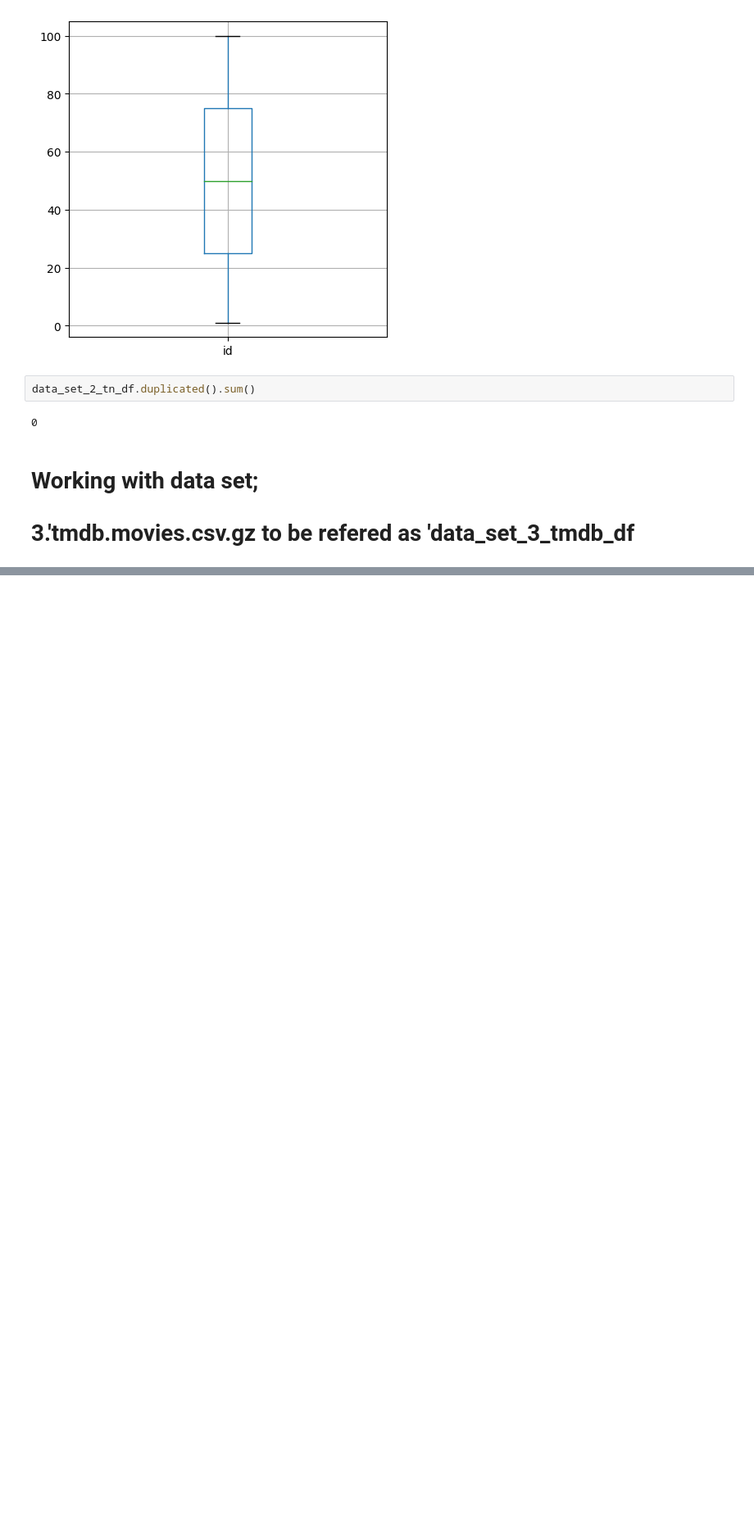
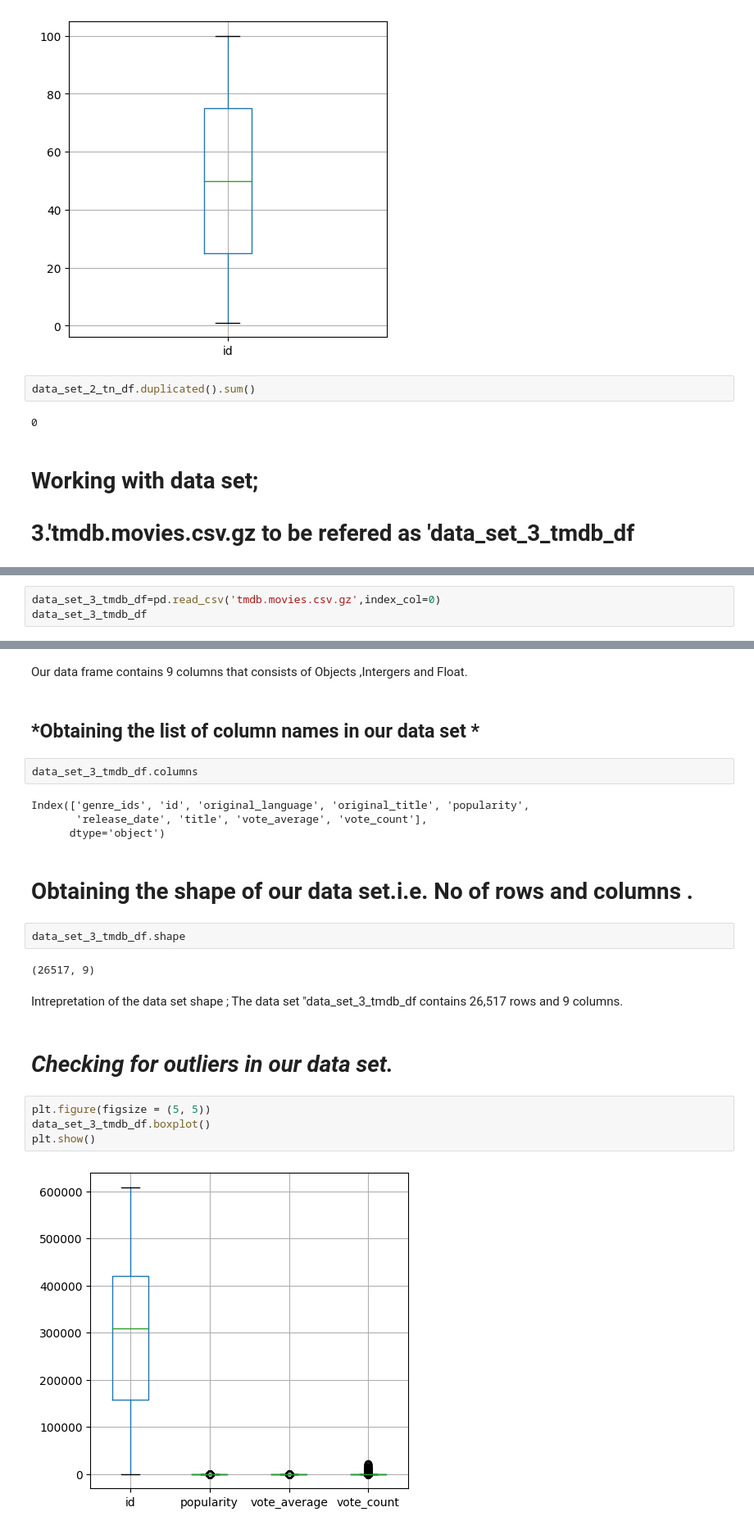
Before and after one commit to learn-co-curriculum/dsc-data-serialization-lab, a Jupyter notebook: Copy_of_Phase_1_Project_Sgathai_PRT3_Noah_Kandie.ipynb, the cells around one changed output, grey strips where cells are left out. Shown at 82% size. Drawn from its saved outputs; the diff is of its cells as text; blank space fills up the shorter version.

```diff
--- a/Copy_of_Phase_1_Project_Sgathai_PRT3_Noah_Kandie.ipynb
+++ b/Copy_of_Phase_1_Project_Sgathai_PRT3_Noah_Kandie.ipynb
@@ -627,0 +647,3 @@ data_set_2_tn_df.duplicated().sum()
+# %%
+data_set_3_tmdb_df=pd.read_csv('tmdb.movies.csv.gz',index_col=0)
+data_set_3_tmdb_df
@@ -627,0 +696,26 @@ data_set_2_tn_df.duplicated().sum()
+# %% [markdown]
+Our data frame contains 9 columns that consists of Objects ,Intergers and Float.
+# %% [markdown]
+## *Obtaining the list of column names in our data set *
+# %%
+data_set_3_tmdb_df.columns
+# %% [output]
+Index(['genre_ids', 'id', 'original_language', 'original_title', 'popularity',
+       'release_date', 'title', 'vote_average', 'vote_count'],
+      dtype='object')
+# %% [markdown]
+# **Obtaining the shape of our data set.i.e. No of rows and columns .**
+# %%
+data_set_3_tmdb_df.shape
+# %% [output]
+(26517, 9)
+# %% [markdown]
+Intrepretation of the data set shape ; The data set "data_set_3_tmdb_df contains 26,517 rows and 9 columns.
+# %% [markdown]
+# ***Checking for outliers in our data set.***
+# %%
+plt.figure(figsize = (5, 5))
+data_set_3_tmdb_df.boxplot()
+plt.show()
+# %% [output]
+[figure, added]
```
Also changed, not shown: parts of 8 cells of this notebook.
